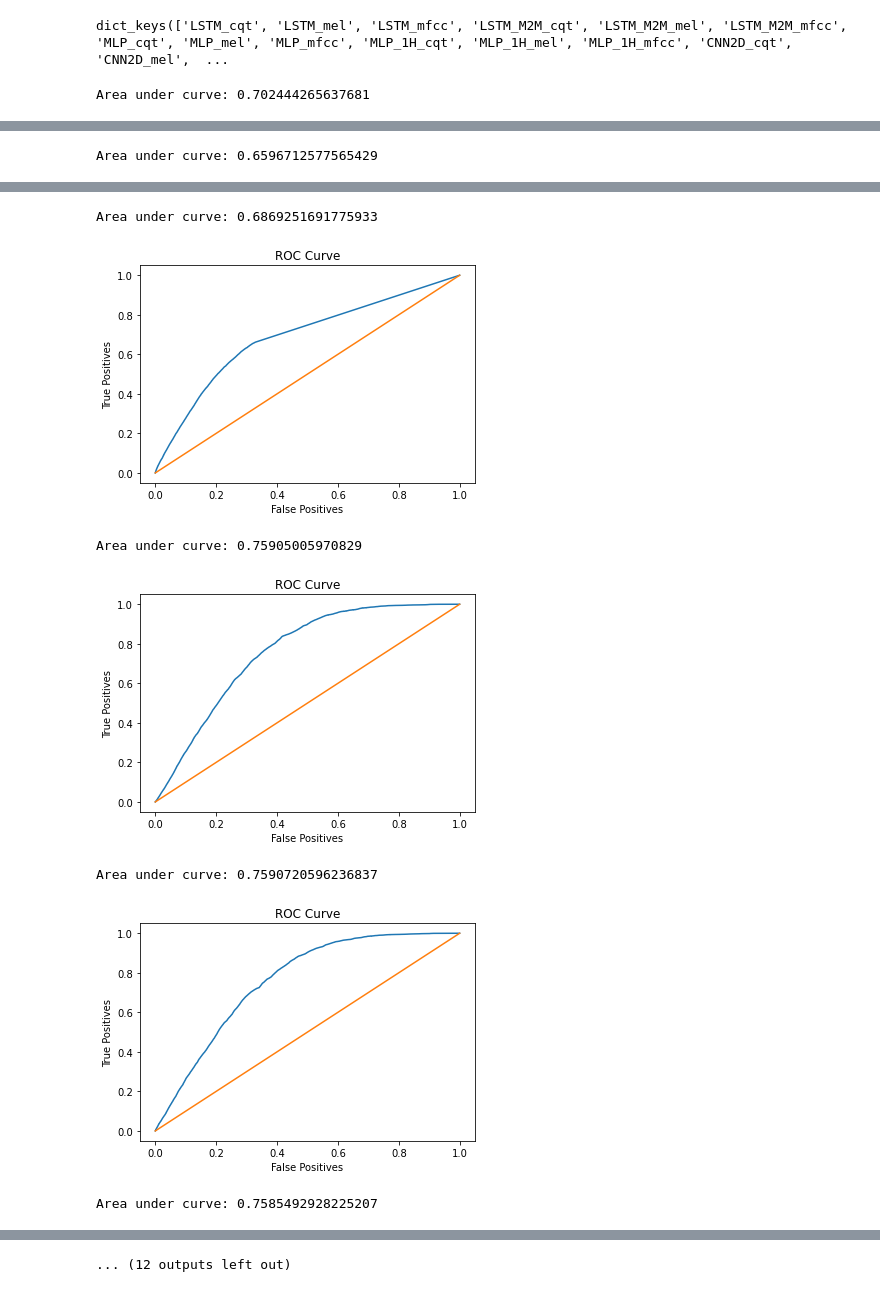
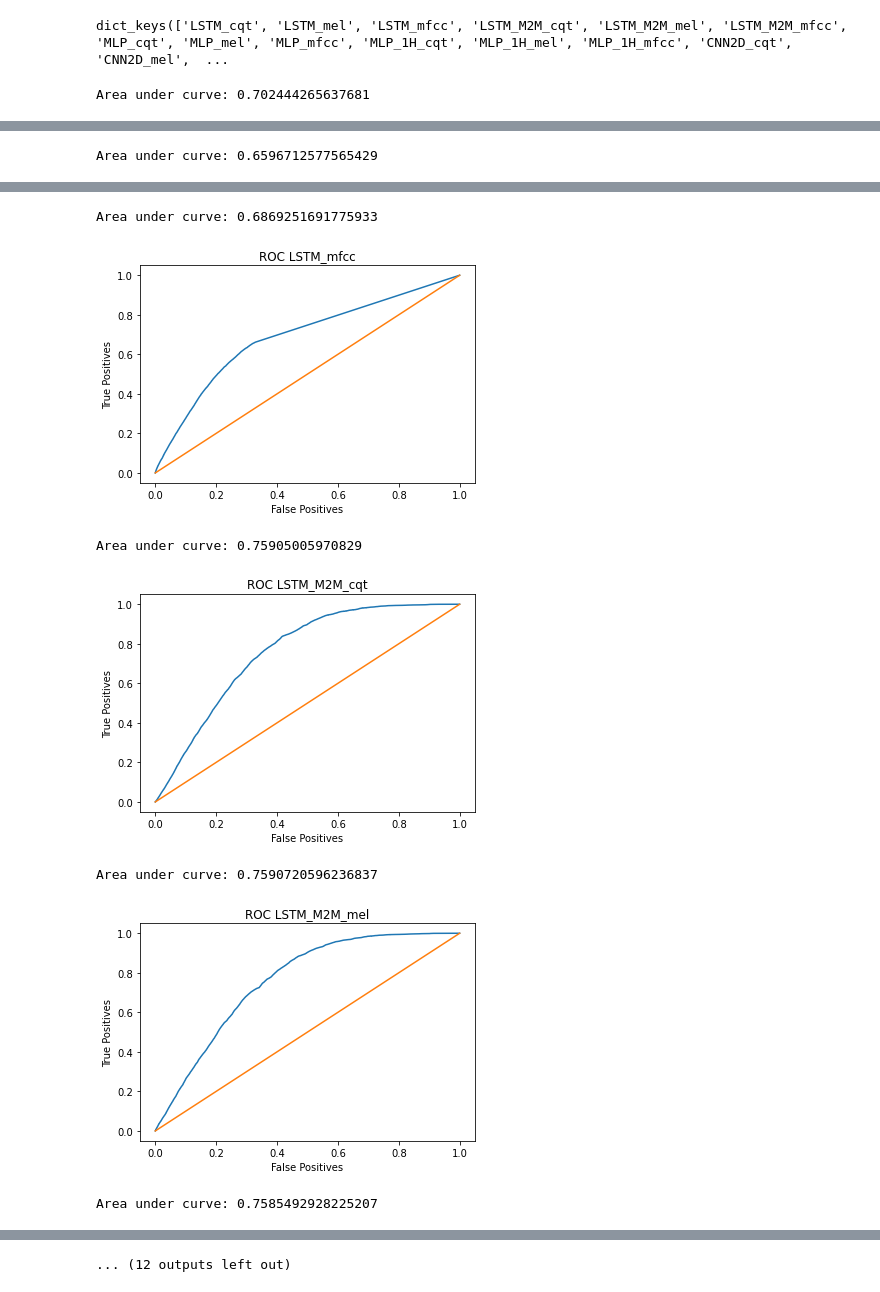
Before and after one commit to asahicantu/DAT5502021, a Jupyter notebook: ModelsEvaluation.ipynb, the cells around one changed output, grey strips where cells are left out. Saved outputs shown, nothing was run; the diff lists cells and outputs as text; code cells hidden in the pictures.

Commit message:
Final version of ModelEvaluation

```diff
--- a/ModelsEvaluation.ipynb
+++ b/ModelsEvaluation.ipynb
@@ -212,6 +232,6 @@ for model in Model.MODELS_1D:
         if key.find('LSTM_M2M') >= 0:
             Evaluation.plot_roc_curve(preds[f], y_LSTM_M2M['valid'])
         else:
-            Evaluation.plot_roc_curve(preds[f], y['valid'])
+            Evaluation.plot_roc_curve(preds[f], y['valid'],title='ROC '+ f)
 # %% [output]
 Area under curve: 0.702444265637681
@@ -221,7 +241,7 @@ Area under curve: 0.6596712577565429
 Area under curve: 0.6869251691775933
-[figure, old version]
+[figure, new version]
 Area under curve: 0.75905005970829
-[figure, old version]
+[figure, new version]
 Area under curve: 0.7590720596236837
-[figure, old version]
+[figure, new version]
 Area under curve: 0.7585492928225207
```
Also changed, not shown: parts of 15 cells of this notebook, 1 other file.
